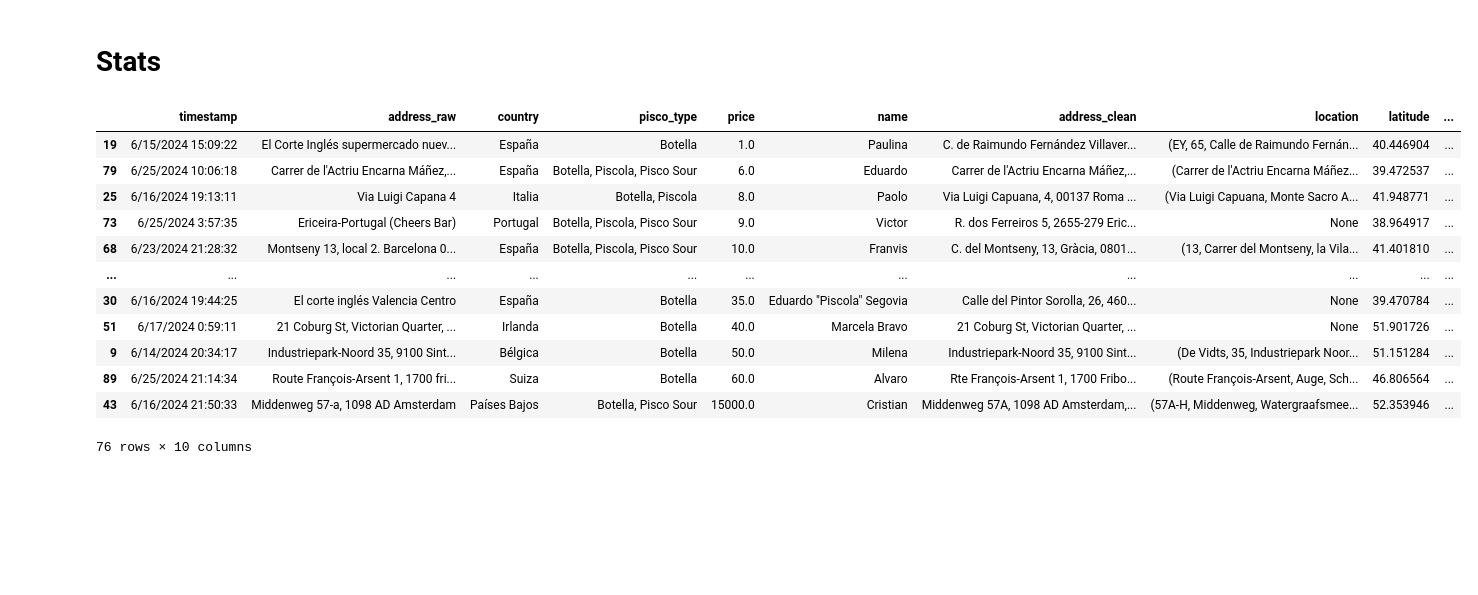
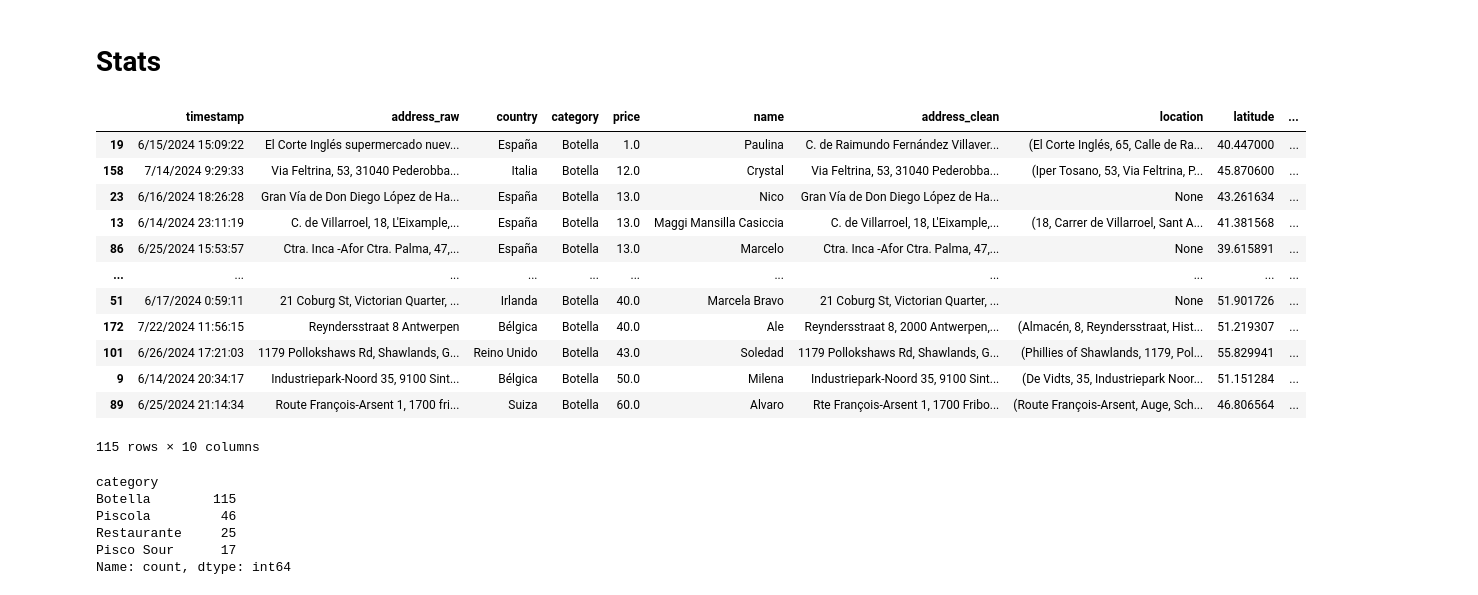
Before and after one commit to jotarretx/europisco, a Jupyter notebook: test.ipynb, the cells around one changed output. Saved outputs shown, nothing was run; the diff lists cells and outputs as text; code cells hidden in the pictures; blank space fills up the shorter version.

Commit message:
Agregados restaurantes!

```diff
--- a/test.ipynb
+++ b/test.ipynb
@@ -43,0 +44,5 @@ df
+# %%
+# Quitamos direcciones duplicadas y nos quedamos con la primera
+print("Antes de quitar duplicados:",df.shape[0])
+df.drop_duplicates(["category","address_clean"], keep="first", inplace= True)
+print("Sin duplicados:",df.shape[0])
@@ -44,6 +61,6 @@ df
 # %%
 geolocator = Nominatim(user_agent="BuscandoElPisco")
-geocode = RateLimiter(geolocator.geocode, min_delay_seconds=1)
+geocode = RateLimiter(geolocator.geocode, min_delay_seconds=1, error_wait_seconds=2, max_retries=3)
 
 # Create new columns for latitude and longitude
 df['location'] = df['address_clean'].apply(geocode)
@@ -90,6 +107,4 @@ df.query("location.isnull()")
 # %%
-# df.loc[0, "latitude"] = 41.38006562275075
-# df.loc[0, "longitude"] = 2.163010839291413
 df.loc[6, "latitude"] = 40.972546300325746
 df.loc[6, "longitude"] = -5.658419387328101
 df.loc[18, "latitude"] = 41.38006562275075
@@ -126,6 +141,38 @@ df.loc[88, "latitude"] = 38.909667696473214
 df.loc[88, "longitude"] = 1.4355332133343959
 df.loc[113, "latitude"] = 40.41763629833717
 df.loc[113, "longitude"] = -3.704811116568445
+df.loc[120, "latitude"] = 51.51430664403254
+df.loc[120, "longitude"] = -0.17540551511112104
+df.loc[121, "latitude"] = 41.554654136702574
+df.loc[121, "longitude"] = 2.0986853875424276
+df.loc[122, "latitude"] = 53.347946518816215
+df.loc[122, "longitude"] = -6.261642988640728
+df.loc[144, "latitude"] = 41.886411780046295
+df.loc[144, "longitude"] = 12.472420643711015
+df.loc[156, "latitude"] = 39.962617683800325
+df.loc[156, "longitude"] = -4.817903422418324
+df.loc[164, "latitude"] = 36.722722720729806
+df.loc[164, "longitude"] = -4.421907362981686
+df.loc[168, "latitude"] = 52.335601064944704
+df.loc[168, "longitude"] = -6.459070773663258
+df.loc[174, "latitude"] = 51.51430664403254
+df.loc[174, "longitude"] = -0.17540551511112104
+df.loc[183, "latitude"] = 47.56107982868368
+df.loc[183, "longitude"] = 7.592640489055312
+df.loc[187, "latitude"] = 52.41953431610891
+df.loc[187, "longitude"] = 9.792439901292278
+df.loc[193, "latitude"] = 52.62872890971545
+df.loc[193, "longitude"] = 1.292831732093453
+df.loc[195, "latitude"] = 53.347946518816215
+df.loc[195, "longitude"] = -6.261642988640728
+df.loc[203, "latitude"] = 40.40772969233442
+df.loc[203, "longitude"] = -3.703651318600535
+df.loc[204, "latitude"] = 51.51430664403254
+df.loc[204, "longitude"] = -0.17540551511112104
+df.loc[213, "latitude"] = 53.34086289380278
+df.loc[213, "longitude"] = -6.244776361603958
+df.loc[214, "latitude"] = 50.81501521279863
+df.loc[214, "longitude"] = 4.367106972592874
 # %%
 df.head(5)
 # %% [output]
@@ -170,18 +217,27 @@ m.save('out/pisco_map.html')
 # %% [markdown]
 # Stats
 # %%
-df.query("pisco_type.str.contains('botella', case=False)").sort_values("price")
+df.query("category.str.contains('botella', case=False)").sort_values("price")
 # %% [output]
-|  | timestamp | address_raw | country | pisco_type | price | name | address_clean | location | latitude | ... |
-| 19 | 6/15/2024 15:09:22 | El Corte Inglés supermercado nuev... | España | Botella | 1.0 | Paulina | C. de Raimundo Fernández Villaver... | (EY, 65, Calle de Raimundo Fernán... | 40.446904 | ... |
-| 79 | 6/25/2024 10:06:18 | Carrer de l'Actriu Encarna Máñez,... | España | Botella, Piscola, Pisco Sour | 6.0 | Eduardo | Carrer de l'Actriu Encarna Máñez,... | (Carrer de l'Actriu Encarna Máñez... | 39.472537 | ... |
-| 25 | 6/16/2024 19:13:11 | Via Luigi Capana 4 | Italia | Botella, Piscola | 8.0 | Paolo | Via Luigi Capuana, 4, 00137 Roma ... | (Via Luigi Capuana, Monte Sacro A... | 41.948771 | ... |
-| 73 | 6/25/2024 3:57:35 | Ericeira-Portugal (Cheers Bar) | Portugal | Botella, Piscola, Pisco Sour | 9.0 | Victor | R. dos Ferreiros 5, 2655-279 Eric... | None | 38.964917 | ... |
-| 68 | 6/23/2024 21:28:32 | Montseny 13, local 2. Barcelona 0... | España | Botella, Piscola, Pisco Sour | 10.0 | Franvis | C. del Montseny, 13, Gràcia, 0801... | (13, Carrer del Montseny, la Vila... | 41.401810 | ... |
+|  | timestamp | address_raw | country | category | price | name | address_clean | location | latitude | ... |
+| 19 | 6/15/2024 15:09:22 | El Corte Inglés supermercado nuev... | España | Botella | 1.0 | Paulina | C. de Raimundo Fernández Villaver... | (El Corte Inglés, 65, Calle de Ra... | 40.447000 | ... |
+| 158 | 7/14/2024 9:29:33 | Via Feltrina, 53, 31040 Pederobba... | Italia | Botella | 12.0 | Crystal | Via Feltrina, 53, 31040 Pederobba... | (Iper Tosano, 53, Via Feltrina, P... | 45.870600 | ... |
+| 23 | 6/16/2024 18:26:28 | Gran Vía de Don Diego López de Ha... | España | Botella | 13.0 | Nico | Gran Vía de Don Diego López de Ha... | None | 43.261634 | ... |
+| 13 | 6/14/2024 23:11:19 | C. de Villarroel, 18, L'Eixample,... | España | Botella | 13.0 | Maggi Mansilla Casiccia | C. de Villarroel, 18, L'Eixample,... | (18, Carrer de Villarroel, Sant A... | 41.381568 | ... |
+| 86 | 6/25/2024 15:53:57 | Ctra. Inca -Afor Ctra. Palma, 47,... | España | Botella | 13.0 | Marcelo | Ctra. Inca -Afor Ctra. Palma, 47,... | None | 39.615891 | ... |
 | ... | ... | ... | ... | ... | ... | ... | ... | ... | ... | ... |
-| 30 | 6/16/2024 19:44:25 | El corte inglés Valencia Centro | España | Botella | 35.0 | Eduardo "Piscola" Segovia | Calle del Pintor Sorolla, 26, 460... | None | 39.470784 | ... |
 | 51 | 6/17/2024 0:59:11 | 21 Coburg St, Victorian Quarter, ... | Irlanda | Botella | 40.0 | Marcela Bravo | 21 Coburg St, Victorian Quarter, ... | None | 51.901726 | ... |
+| 172 | 7/22/2024 11:56:15 | Reyndersstraat 8 Antwerpen | Bélgica | Botella | 40.0 | Ale | Reyndersstraat 8, 2000 Antwerpen,... | (Almacén, 8, Reyndersstraat, Hist... | 51.219307 | ... |
+| 101 | 6/26/2024 17:21:03 | 1179 Pollokshaws Rd, Shawlands, G... | Reino Unido | Botella | 43.0 | Soledad | 1179 Pollokshaws Rd, Shawlands, G... | (Phillies of Shawlands, 1179, Pol... | 55.829941 | ... |
 | 9 | 6/14/2024 20:34:17 | Industriepark-Noord 35, 9100 Sint... | Bélgica | Botella | 50.0 | Milena | Industriepark-Noord 35, 9100 Sint... | (De Vidts, 35, Industriepark Noor... | 51.151284 | ... |
 | 89 | 6/25/2024 21:14:34 | Route François-Arsent 1, 1700 fri... | Suiza | Botella | 60.0 | Alvaro | Rte François-Arsent 1, 1700 Fribo... | (Route François-Arsent, Auge, Sch... | 46.806564 | ... |
-| 43 | 6/16/2024 21:50:33 | Middenweg 57-a, 1098 AD Amsterdam | Países Bajos | Botella, Pisco Sour | 15000.0 | Cristian | Middenweg 57A, 1098 AD Amsterdam,... | (57A-H, Middenweg, Watergraafsmee... | 52.353946 | ... |
-76 rows × 10 columns
+115 rows × 10 columns
+# %%
+df["category"].value_counts()
+# %% [output]
+category
+Botella        115
+Piscola         46
+Restaurante     25
+Pisco Sour      17
+Name: count, dtype: int64
```
Also changed, not shown: parts of 11 cells of this notebook, 5 other files.
